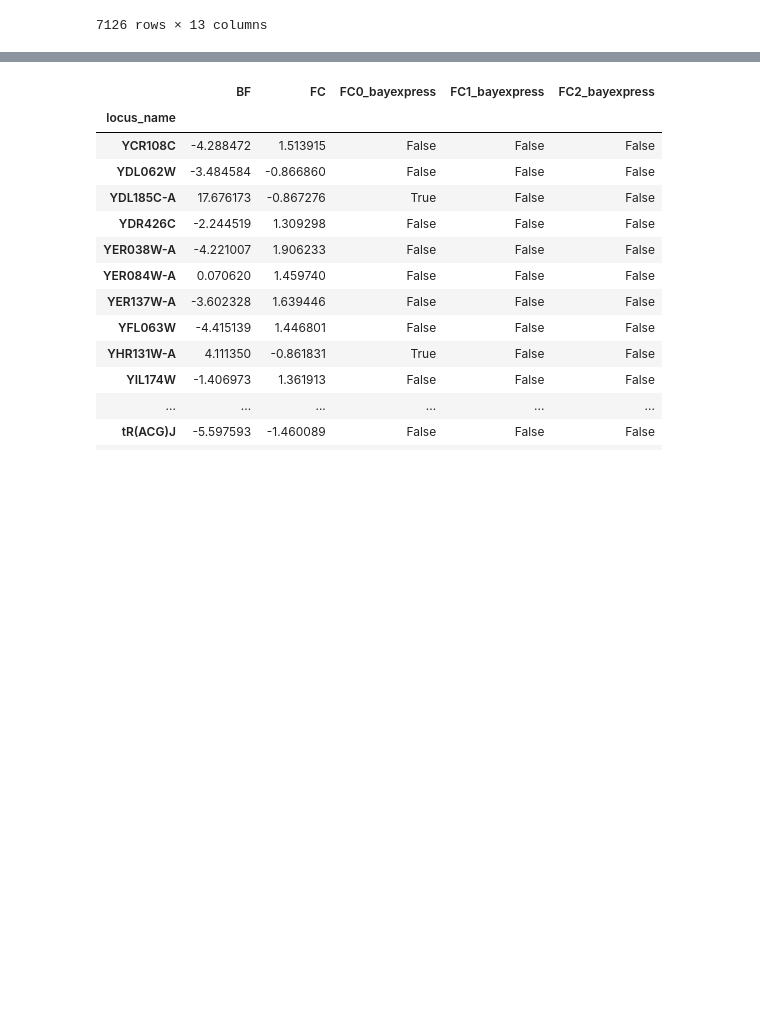
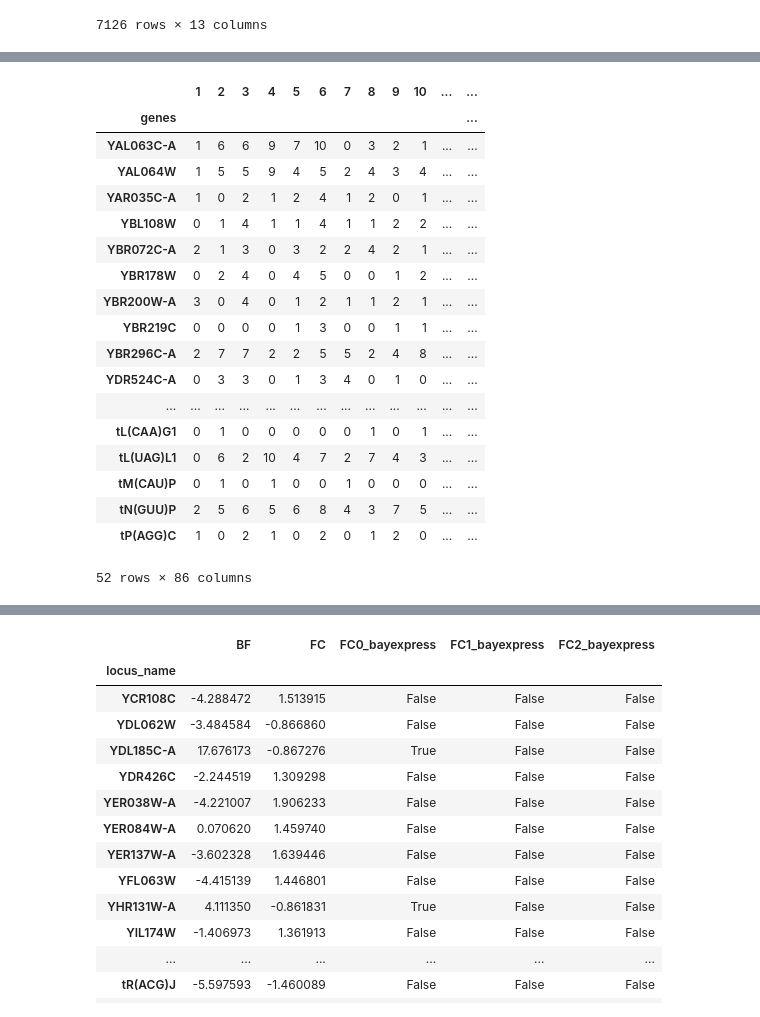
Before and after one commit to Morris-Research-Group/BDGE, a Jupyter notebook: package_comparison_RALL.ipynb, the cells around one changed output, grey strips where cells are left out. Cells and saved outputs as stored; diff of their text form; code cells hidden in the pictures; blank space fills up the shorter version.

```diff
--- a/package_comparison_RALL.ipynb
+++ b/package_comparison_RALL.ipynb
@@ -142,0 +272,24 @@ counts_RALL = pd.read_csv('RALL.csv').set_index('genes')
+# %%
+# Which ones are positive in DESeq2 and bayexpress but not edgeR?
+
+counts_RALL.loc[list(RALL.loc[(RALL.FC1_bayexpress == True) & (RALL.FC1_edgeR != True) & (RALL.FC1_DESeq2 == True)].locus_name)]
+# %% [output]
+|  | 1 | 2 | 3 | 4 | 5 | 6 | 7 | 8 | 9 | 10 | ... | ... |
+| genes |  |  |  |  |  |  |  |  |  |  |  | ... |
+| YAL063C-A | 1 | 6 | 6 | 9 | 7 | 10 | 0 | 3 | 2 | 1 | ... | ... |
+| YAL064W | 1 | 5 | 5 | 9 | 4 | 5 | 2 | 4 | 3 | 4 | ... | ... |
+| YAR035C-A | 1 | 0 | 2 | 1 | 2 | 4 | 1 | 2 | 0 | 1 | ... | ... |
+| YBL108W | 0 | 1 | 4 | 1 | 1 | 4 | 1 | 1 | 2 | 2 | ... | ... |
+| YBR072C-A | 2 | 1 | 3 | 0 | 3 | 2 | 2 | 4 | 2 | 1 | ... | ... |
+| YBR178W | 0 | 2 | 4 | 0 | 4 | 5 | 0 | 0 | 1 | 2 | ... | ... |
+| YBR200W-A | 3 | 0 | 4 | 0 | 1 | 2 | 1 | 1 | 2 | 1 | ... | ... |
+| YBR219C | 0 | 0 | 0 | 0 | 1 | 3 | 0 | 0 | 1 | 1 | ... | ... |
+| YBR296C-A | 2 | 7 | 7 | 2 | 2 | 5 | 5 | 2 | 4 | 8 | ... | ... |
+| YDR524C-A | 0 | 3 | 3 | 0 | 1 | 3 | 4 | 0 | 1 | 0 | ... | ... |
+| ... | ... | ... | ... | ... | ... | ... | ... | ... | ... | ... | ... | ... |
+| tL(CAA)G1 | 0 | 1 | 0 | 0 | 0 | 0 | 0 | 1 | 0 | 1 | ... | ... |
+| tL(UAG)L1 | 0 | 6 | 2 | 10 | 4 | 7 | 2 | 7 | 4 | 3 | ... | ... |
+| tM(CAU)P | 0 | 1 | 0 | 1 | 0 | 0 | 1 | 0 | 0 | 0 | ... | ... |
+| tN(GUU)P | 2 | 5 | 6 | 5 | 6 | 8 | 4 | 3 | 7 | 5 | ... | ... |
+| tP(AGG)C | 1 | 0 | 2 | 1 | 0 | 2 | 0 | 1 | 2 | 0 | ... | ... |
+52 rows × 86 columns
```
Also changed, not shown: parts of 21 cells of this notebook, 2 other files.
